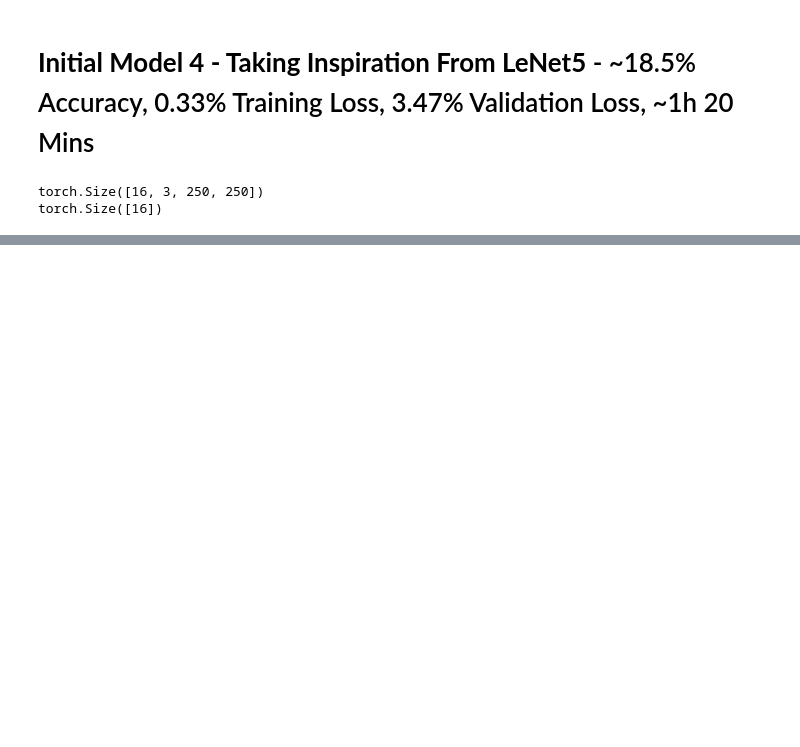
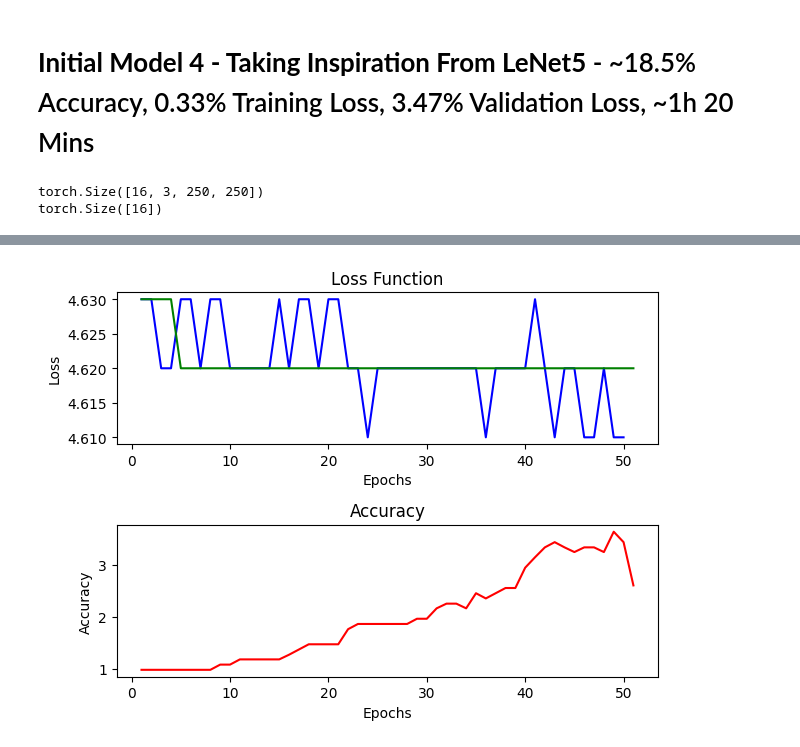
Before and after one commit to AACRobinson/IMLO-Assessment, a Jupyter notebook: IMLO_Assessment.ipynb, the cells around one changed output, grey strips where cells are left out. Saved outputs shown, nothing was run; the diff lists cells and outputs as text; code cells hidden in the pictures; blank space fills up the shorter version.

Commit message:
Final comparison of models

```diff
--- a/IMLO_Assessment.ipynb
+++ b/IMLO_Assessment.ipynb
@@ -638,0 +654,86 @@ KeyboardInterrupt:
+# %%
+class flowerNN(nn.Module):
+    def __init__(self):
+        super().__init__()
+        self.flatten = nn.Flatten()
+        self.linear_relu_stack = nn.Sequential(
+            nn.Linear(3*250*250, 8*32*32), #About as large as is possible
+            nn.Linear(8*32*32, 8*32*32),
+            nn.ReLU(),
+            nn.Linear(8*32*32, 16*16*16),
+            nn.Linear(16*16*16, 16*16*16),
+            nn.ReLU(),
+            nn.Linear(16*16*16, 32*8*8),
+            nn.Linear(32*8*8, 32*8*8),
+            nn.ReLU(),
+            nn.Linear(32*8*8, 64*4*4),
+            nn.Linear(64*4*4, 64*4*4),
+            nn.ReLU(),
+            nn.Linear(64*4*4, 102)
+        )
+
+    def forward(self, x):
+        x = self.flatten(x).to(device)
+        logits = self.linear_relu_stack(x).to(device)
+        return logits
+
+flowerNNModel = flowerNN().to(device)
+lossFunct = nn.CrossEntropyLoss().to(device)
+modelLR = 0.001
+epochs = 50
+modelOptimiser = torch.optim.SGD(flowerNNModel.parameters(), modelLR)
+plotTrainingLoss = []
+plotValidationLoss = []
+plotAccuracy = []
+fig, axs = plt.subplots(2)
+
+def trainer(dataloader, nnModel, lossFunct, modelOptimiser) :
+  for i in range(len(testDataLoader)//len(trainDataLoader)):
+    nnModel.train()
+    for modelBatch, (X, y) in enumerate(dataloader) :
+      prediction = nnModel(X)
+      y = y.to(device)
+      loss = lossFunct(prediction, y)
+      loss.backward()
+      modelOptimiser.step()
+      modelOptimiser.zero_grad()
+    loss = loss.item()
+  print("Training Loss: ", round(loss, 2))
+  plotTrainingLoss.append(round(loss, 2))
+
+def evaluator(dataloader, nnModel, lossFunct):
+    nnModel.eval()
+    dataSize = len(dataloader.dataset)
+    numBatches = len(dataloader)
+    loss, correct = 0, 0
+
+    with torch.no_grad():
+        for X, y in dataloader:
+            prediction = nnModel(X)
+            y = y.to(device)
+            loss += lossFunct(prediction, y).item()
+            correct += (prediction.argmax(1) == y).type(torch.float).sum().item()
+
+    loss /= numBatches
+    correct /= dataSize
+    print("Validation Loss: ", round(loss, 2), "\nAccuracy: ", round((100*correct), 2), "\n")
+    plotValidationLoss.append(round(loss, 2))
+    plotAccuracy.append(round((100*correct), 2))
+
+for t in range(epochs):
+    print("Epoch ", t+1, "\n-------------------------------")
+    trainer(trainDataLoader, flowerNNModel, lossFunct, modelOptimiser)
+    evaluator(validateDataLoader, flowerNNModel, lossFunct)
+print("Final Evaluation ", "\n-------------------------------")
+evaluator(testDataLoader, flowerNNModel, lossFunct)
+print("Done!\n\n")
+axs[0].plot(np.arange(1, epochs+1), plotTrainingLoss, color="blue", label="Training")
+axs[0].plot(np.arange(1, epochs+2), plotValidationLoss, color="green", label="Validation")
+axs[0].set(xlabel="Epochs", ylabel="Loss")
+axs[0].set_title("Loss Function")
+axs[1].plot(np.arange(1, epochs+2), plotAccuracy, color="red")
+axs[1].set(xlabel="Epochs", ylabel="Accuracy")
+axs[1].set_title("Accuracy")
+plt.tight_layout()
+plt.show()
+# %% [output]
@@ -638,0 +757 @@ KeyboardInterrupt:
+[figure, added]
```
Also changed, not shown: parts of 5 cells of this notebook.
